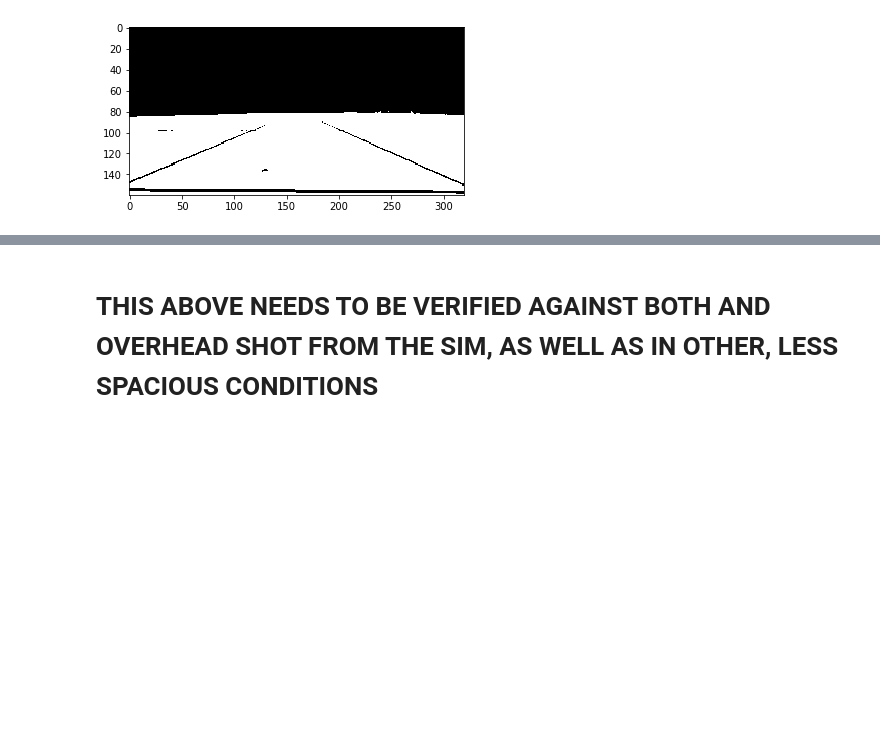
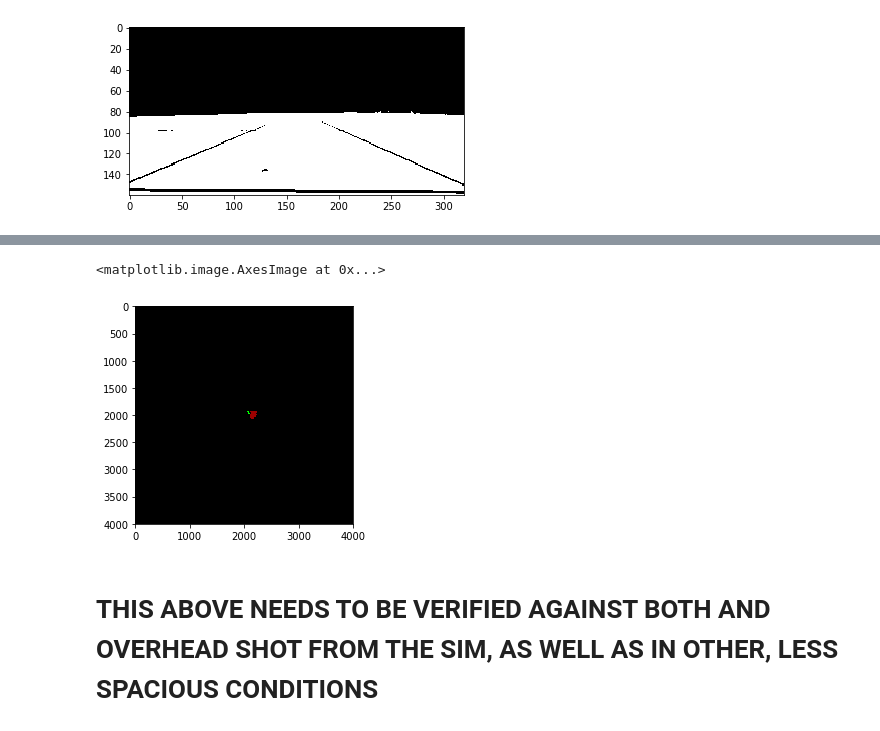
Before and after one commit to d13sl0w/RoboND-Rover-Project, a Jupyter notebook: code/Rover_Scratch_Space.ipynb, the cells around one changed output, grey strips where cells are left out. Drawn from its saved outputs; the diff is of its cells as text; code cells hidden in the pictures; blank space fills up the shorter version.

```diff
--- a/code/Rover_Scratch_Space.ipynb
+++ b/code/Rover_Scratch_Space.ipynb
@@ -137,3 +170,8 @@ plt.imshow(walls_warped)
+# %%
+plt.imshow(main_map, cmap='gray')
+# %% [output]
+<matplotlib.image.AxesImage at 0x...>
+[figure, added]
 # %% [markdown]
 
 # THIS ABOVE NEEDS TO BE VERIFIED AGAINST BOTH AND OVERHEAD SHOT FROM THE SIM, AS WELL AS IN OTHER, LESS SPACIOUS CONDITIONS
```
Also changed, not shown: parts of 8 cells of this notebook.
